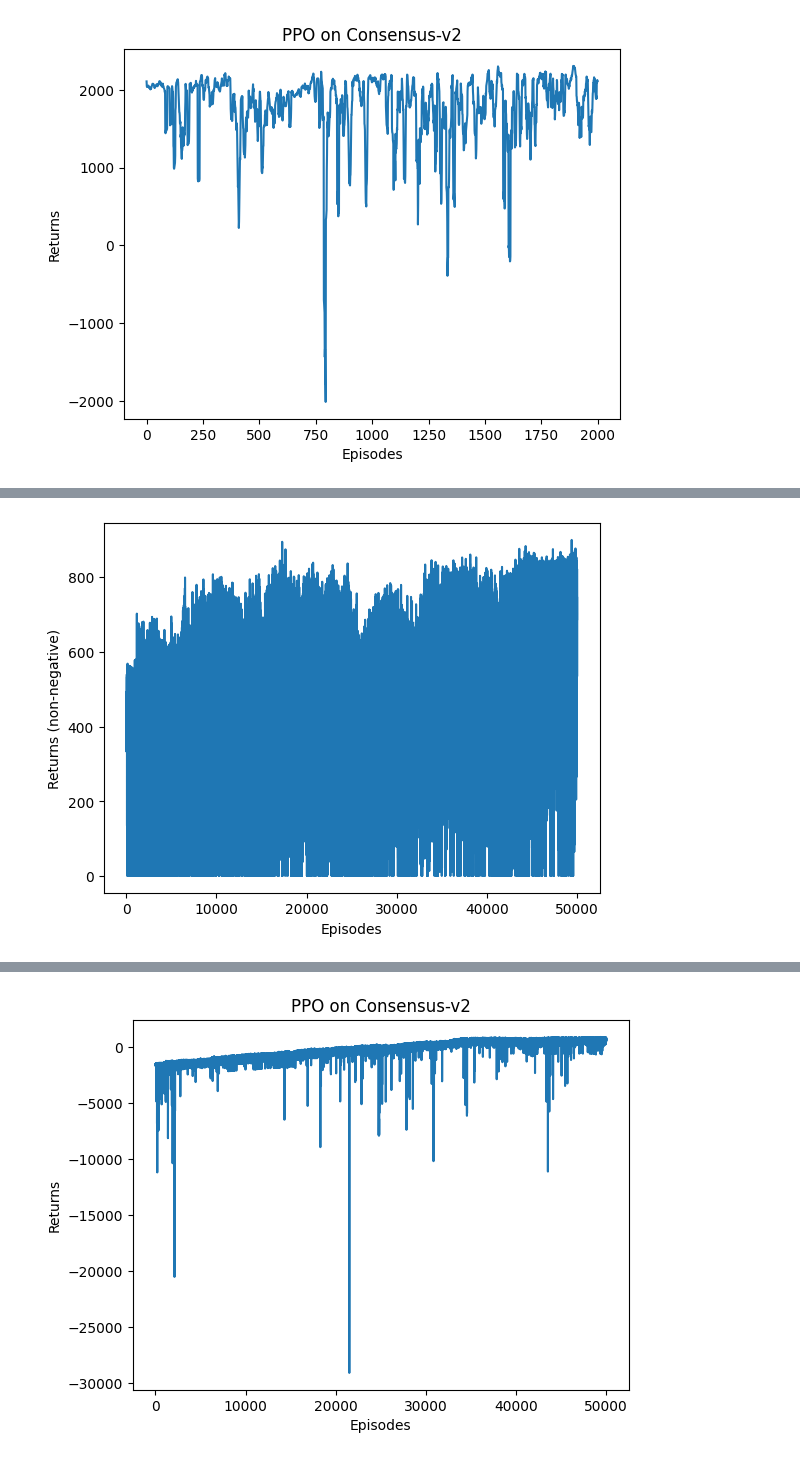
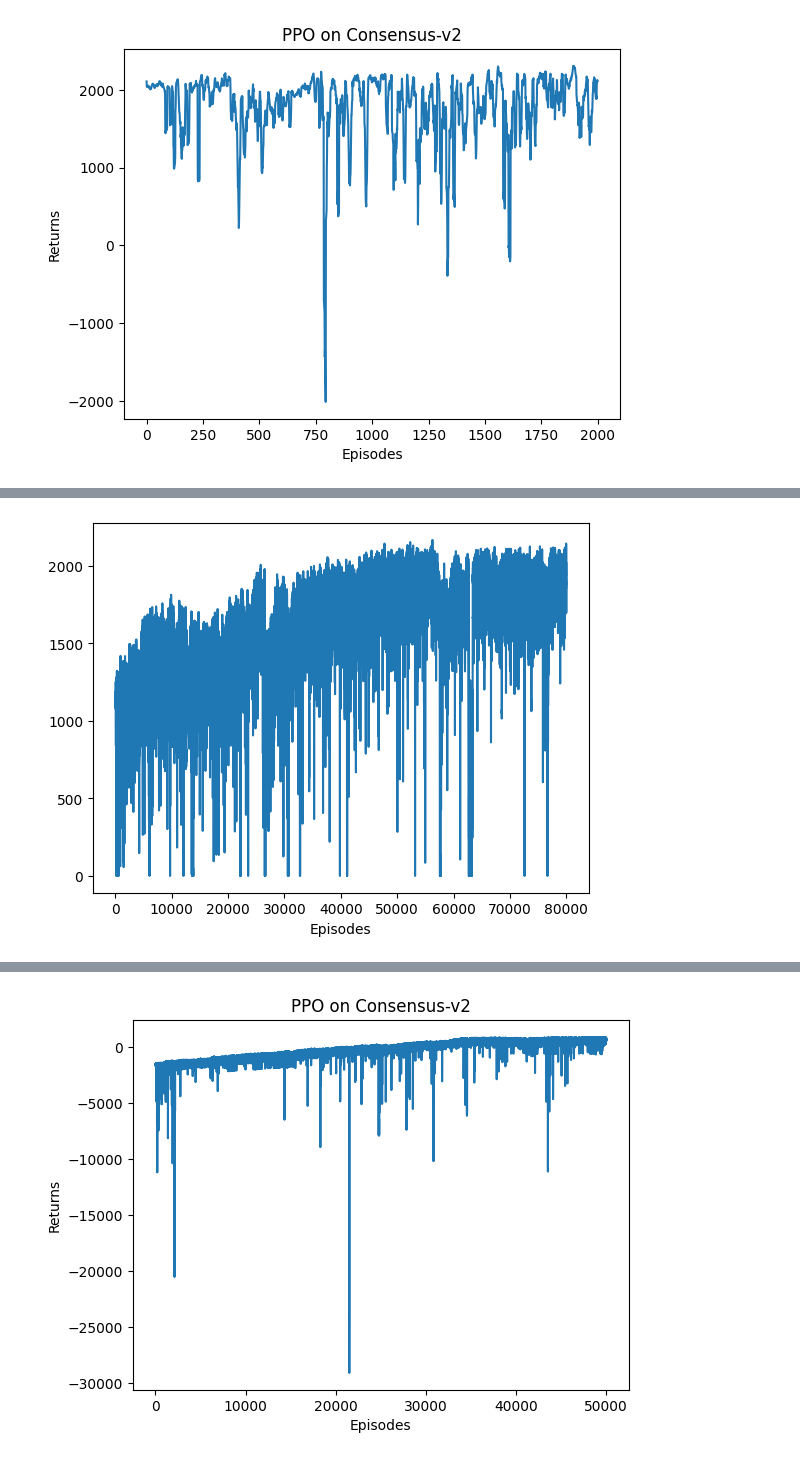
Before and after one commit to yjchenCN/Multi-agent-consensus-algorithm, a Jupyter notebook: single_agent_algorithm/PPO_F.ipynb, the cells around one changed output, grey strips where cells are left out. Cells and saved outputs as stored; diff of their text form; code cells hidden in the pictures.

```diff
--- a/single_agent_algorithm/PPO_F.ipynb
+++ b/single_agent_algorithm/PPO_F.ipynb
@@ -304,0 +326,20 @@ plt.show()
+# %%
+
+import pickle
+import matplotlib.pyplot as plt
+import rl_utils
+# 以后可以用下面的代码读取并绘制 return_list
+with open('return_list.pkl', 'rb') as f:
+    return_list = pickle.load(f)
+    plt.plot(list(range(len(return_list))), return_list)
+    plt.xlabel('Episodes')
+    plt.ylabel('Returns')
+    #plt.title('PPO on {}'.format(env_name))
+    plt.show()
+
+    mv_return = rl_utils.moving_average(return_list, 9)
+    plt.plot(list(range(len(return_list))), mv_return)
+    plt.xlabel('Episodes')
+    plt.ylabel('Returns')
+    #plt.title('PPO on {}'.format(env_name))
+    plt.show()
@@ -305,20 +349,47 @@ plt.show()
 # %%
-# 将 return_list 中小于 0 的值设为 0
-return_list_non_negative = [max(r, 0) for r in return_list]
+import pickle
+import matplotlib.pyplot as plt
+import rl_utils
+# 以后可以用下面的代码读取并绘制 return_list
+with open('return_list.pkl', 'rb') as f:
+    return_list = pickle.load(f)
 
-# 绘制修改后的收益图像
-plt.plot(episodes_list, return_list_non_negative)
-plt.xlabel('Episodes')
-plt.ylabel('Returns (non-negative)')
-#plt.title('PPO on {} (Non-Negative Returns)'.format(env_name))
-plt.show()
+    # 将 return_list 中小于 0 的值设为 0
+    mv_return = rl_utils.moving_average(return_list, 9)
+    return_list_non_negative = [max(r, 0) for r in mv_return]
 
-# 计算并绘制修改后的移动平均图像
-mv_return_non_negative = rl_utils.moving_average(return_list_non_negative, 33)
-plt.plot(episodes_list, mv_return_non_negative)
-plt.xlabel('Episodes')
-plt.ylabel('Returns')
-#plt.title('PPO on {} (Non-Negative Returns with Moving Average)'.format(env_name))
-plt.show()
+    # 绘制修改后的收益图像
+    plt.plot(list(range(len(return_list))), return_list_non_negative)
+    plt.xlabel('Episodes')
+    #plt.ylabel('Returns (non-negative)')
+    #plt.title('PPO on {} (Non-Negative Returns)'.format(env_name))
+    plt.show()
+
+    # 计算并绘制修改后的移动平均图像
+    mv_return_non_negative = rl_utils.moving_average(return_list_non_negative, 199)
+    plt.plot(list(range(len(return_list))), mv_return_non_negative)
+    plt.xlabel('Episodes')
+    #plt.ylabel('Returns')
+    #plt.title('PPO on {} (Non-Negative Returns with Moving Average)'.format(env_name))
+    plt.show()
+
+# # 将 return_list 中小于 0 的值设为 0
+# mv_return = rl_utils.moving_average(return_list, 9)
+# return_list_non_negative = [max(r, 0) for r in mv_return]
+
+# # 绘制修改后的收益图像
+# plt.plot(episodes_list, return_list_non_negative)
+# plt.xlabel('Episodes')
+# #plt.ylabel('Returns (non-negative)')
+# #plt.title('PPO on {} (Non-Negative Returns)'.format(env_name))
+# plt.show()
+
+# # 计算并绘制修改后的移动平均图像
+# mv_return_non_negative = rl_utils.moving_average(return_list_non_negative, 33)
+# plt.plot(episodes_list, mv_return_non_negative)
+# plt.xlabel('Episodes')
+# #plt.ylabel('Returns')
+# #plt.title('PPO on {} (Non-Negative Returns with Moving Average)'.format(env_name))
+# plt.show()
 # %% [output]
-[figure, old version]
+[figure, new version]
```
Also changed, not shown: parts of 4 cells of this notebook, 57 other files.
